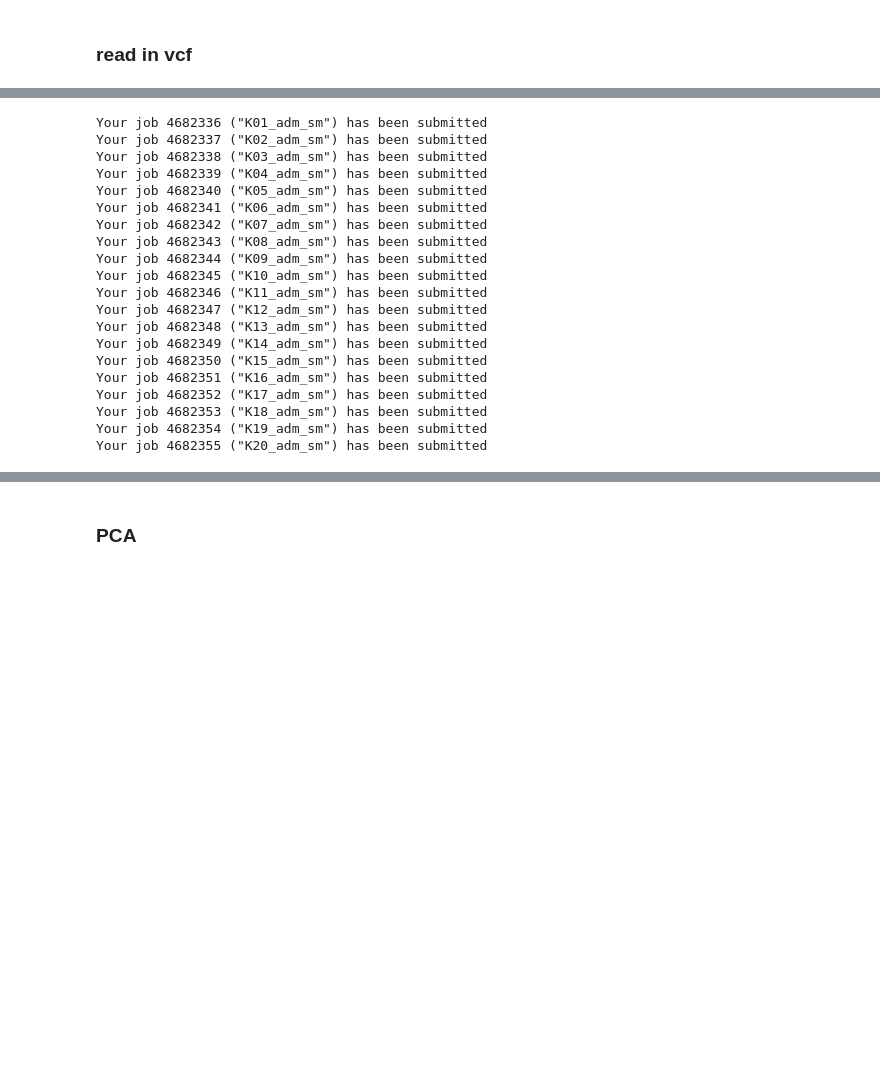
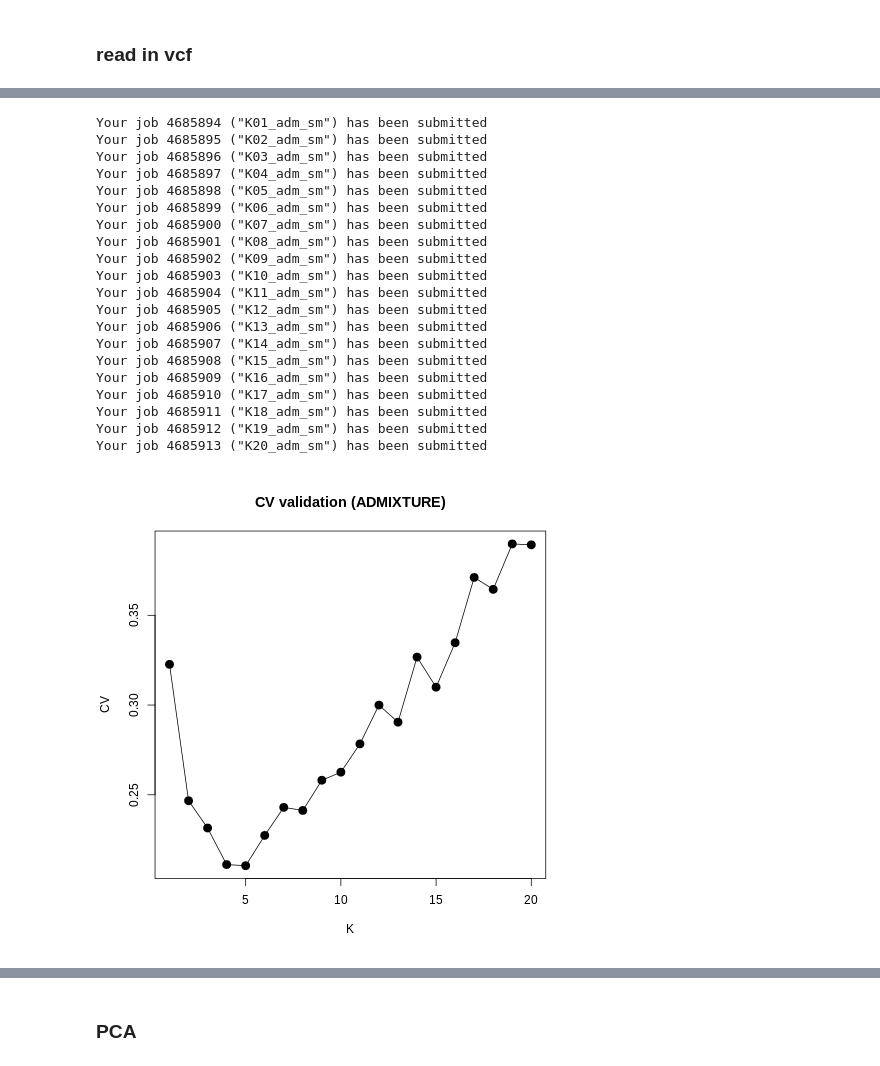
Before and after one commit to nealplatt/sch_man_nwinvasion, a Jupyter notebook: sch_man_nwinvasion.ipynb, the cells around one changed output, grey strips where cells are left out. Drawn from its saved outputs; the diff is of its cells as text; code cells hidden in the pictures; blank space fills up the shorter version.

```diff
--- a/sch_man_nwinvasion.ipynb
+++ b/sch_man_nwinvasion.ipynb
@@ -625,35 +819,35 @@ for K in $(seq -w 1 20); do
     CMD="conda activate sch_man_nwinvasion-nbanalyses; admixture \
         --cv \
         -j10 \
-        sm7_ex_maf025_autsomes_ld.ped \
+        smv7_ex_autosomes_maf05_ld_no-marg.ped \
         $K \
-        >sm7_ex_maf025_autsomes_ld_k$K.log"
+        >smv7_ex_autosomes_maf05_ld_no-marg_k$K.log"
 
     echo $CMD | qsub -V -cwd -S /bin/bash -q all.q -j y -N K"$K"_adm_sm -o K"$K"_adm_sm.log -pe smp 12
 
 done
 cd ../../
 # %% [output]
-Your job 4682336 ("K01_adm_sm") has been submitted
-Your job 4682337 ("K02_adm_sm") has been submitted
-Your job 4682338 ("K03_adm_sm") has been submitted
-Your job 4682339 ("K04_adm_sm") has been submitted
-Your job 4682340 ("K05_adm_sm") has been submitted
-Your job 4682341 ("K06_adm_sm") has been submitted
-Your job 4682342 ("K07_adm_sm") has been submitted
-Your job 4682343 ("K08_adm_sm") has been submitted
-Your job 4682344 ("K09_adm_sm") has been submitted
-Your job 4682345 ("K10_adm_sm") has been submitted
-Your job 4682346 ("K11_adm_sm") has been submitted
-Your job 4682347 ("K12_adm_sm") has been submitted
-Your job 4682348 ("K13_adm_sm") has been submitted
-Your job 4682349 ("K14_adm_sm") has been submitted
-Your job 4682350 ("K15_adm_sm") has been submitted
-Your job 4682351 ("K16_adm_sm") has been submitted
-Your job 4682352 ("K17_adm_sm") has been submitted
-Your job 4682353 ("K18_adm_sm") has been submitted
-Your job 4682354 ("K19_adm_sm") has been submitted
-Your job 4682355 ("K20_adm_sm") has been submitted
+Your job 4685894 ("K01_adm_sm") has been submitted
+Your job 4685895 ("K02_adm_sm") has been submitted
+Your job 4685896 ("K03_adm_sm") has been submitted
+Your job 4685897 ("K04_adm_sm") has been submitted
+Your job 4685898 ("K05_adm_sm") has been submitted
+Your job 4685899 ("K06_adm_sm") has been submitted
+Your job 4685900 ("K07_adm_sm") has been submitted
+Your job 4685901 ("K08_adm_sm") has been submitted
+Your job 4685902 ("K09_adm_sm") has been submitted
+Your job 4685903 ("K10_adm_sm") has been submitted
+Your job 4685904 ("K11_adm_sm") has been submitted
+Your job 4685905 ("K12_adm_sm") has been submitted
+Your job 4685906 ("K13_adm_sm") has been submitted
+Your job 4685907 ("K14_adm_sm") has been submitted
+Your job 4685908 ("K15_adm_sm") has been submitted
+Your job 4685909 ("K16_adm_sm") has been submitted
+Your job 4685910 ("K17_adm_sm") has been submitted
+Your job 4685911 ("K18_adm_sm") has been submitted
+Your job 4685912 ("K19_adm_sm") has been submitted
+Your job 4685913 ("K20_adm_sm") has been submitted
 # %%
 %%bash
 
@@ -677,18 +871,20 @@ grep CV results/admixture/sm7_wg_maf025_autsomes_ld_k*.log \
 # %%
 %%R
 
-tbl<-read.table("results/admixture/sm7_wg_maf025_autsomes_ld_k1-20_cv_table.tsv")
+tbl<-read.table("results/admixture/smv7_ex_autosomes_maf05_ld__no-marg_k1-20_cv_table.tsv")
 colnames(tbl)<-c("k", "cv")
 
-#svg("results/admixture/sm7_wg_maf025_autsomes_ld_k1-20_cv_table.svg")
+#svg("results/admixture/smv7_ex_autosomes_maf05_ld_k1-20_cv_table.svg")
     plot(tbl$cv,
          type="o",
          pch=19,
          cex=1.5,
          xlab="K",
          ylab="CV",
          main="CV validation (ADMIXTURE)")
 #dev.off()
+# %% [output]
+[figure, added]
 # %%
 %%R
 
```
Also changed, not shown: parts of 37 cells of this notebook, 1 other file.
